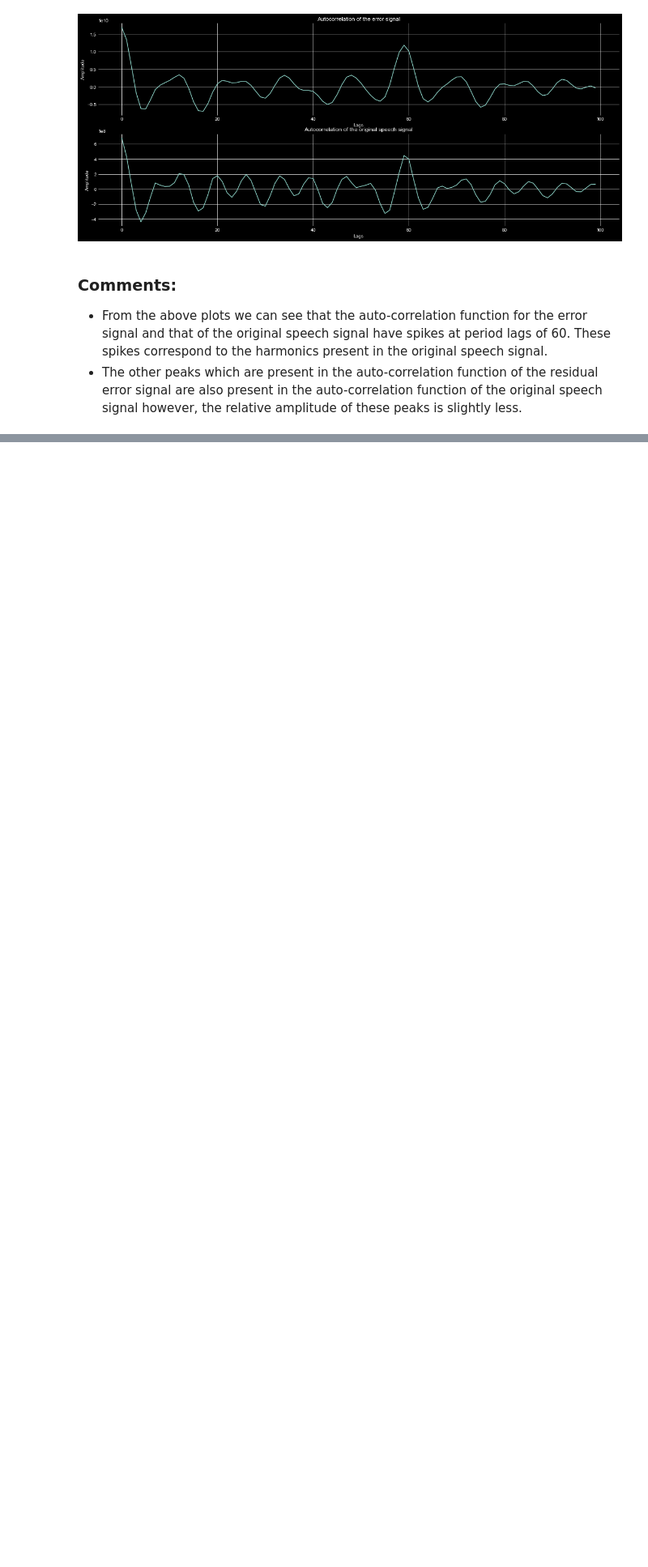
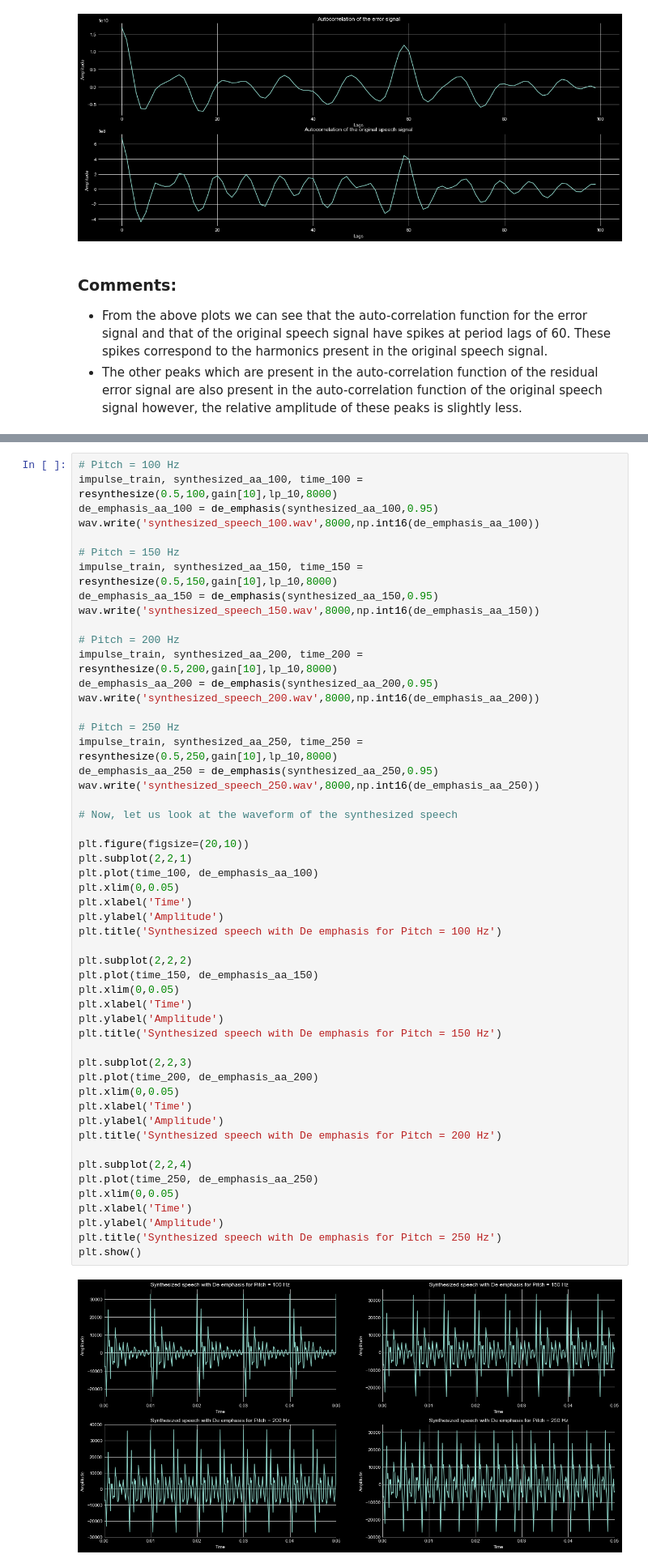
Before and after one commit to TheShiningVampire/EE679_Programming_Assignments, a Jupyter notebook: Assignment_2/18D070067_Assignment2.ipynb, the cells around one changed output, grey strips where cells are left out. Shown at 81% size. Cells and saved outputs as stored; diff of their text form; blank space fills up the shorter version.

```diff
--- a/Assignment_2/18D070067_Assignment2.ipynb
+++ b/Assignment_2/18D070067_Assignment2.ipynb
@@ -427,0 +579,54 @@ plt.show()
+# %%
+# Pitch = 100 Hz
+impulse_train, synthesized_aa_100, time_100 = resynthesize(0.5,100,gain[10],lp_10,8000)
+de_emphasis_aa_100 = de_emphasis(synthesized_aa_100,0.95)
+wav.write('synthesized_speech_100.wav',8000,np.int16(de_emphasis_aa_100))
+
+# Pitch = 150 Hz
+impulse_train, synthesized_aa_150, time_150 = resynthesize(0.5,150,gain[10],lp_10,8000)
+de_emphasis_aa_150 = de_emphasis(synthesized_aa_150,0.95)
+wav.write('synthesized_speech_150.wav',8000,np.int16(de_emphasis_aa_150))
+
+# Pitch = 200 Hz
+impulse_train, synthesized_aa_200, time_200 = resynthesize(0.5,200,gain[10],lp_10,8000)
+de_emphasis_aa_200 = de_emphasis(synthesized_aa_200,0.95)
+wav.write('synthesized_speech_200.wav',8000,np.int16(de_emphasis_aa_200))
+
+# Pitch = 250 Hz
+impulse_train, synthesized_aa_250, time_250 = resynthesize(0.5,250,gain[10],lp_10,8000)
+de_emphasis_aa_250 = de_emphasis(synthesized_aa_250,0.95)
+wav.write('synthesized_speech_250.wav',8000,np.int16(de_emphasis_aa_250))
+
+# Now, let us look at the waveform of the synthesized speech
+
+plt.figure(figsize=(20,10))
+plt.subplot(2,2,1)
+plt.plot(time_100, de_emphasis_aa_100)
+plt.xlim(0,0.05)
+plt.xlabel('Time')
+plt.ylabel('Amplitude')
+plt.title('Synthesized speech with De emphasis for Pitch = 100 Hz')
+
+plt.subplot(2,2,2)
+plt.plot(time_150, de_emphasis_aa_150)
+plt.xlim(0,0.05)
+plt.xlabel('Time')
+plt.ylabel('Amplitude')
+plt.title('Synthesized speech with De emphasis for Pitch = 150 Hz')
+
+plt.subplot(2,2,3)
+plt.plot(time_200, de_emphasis_aa_200)
+plt.xlim(0,0.05)
+plt.xlabel('Time')
+plt.ylabel('Amplitude')
+plt.title('Synthesized speech with De emphasis for Pitch = 200 Hz')
+
+plt.subplot(2,2,4)
+plt.plot(time_250, de_emphasis_aa_250)
+plt.xlim(0,0.05)
+plt.xlabel('Time')
+plt.ylabel('Amplitude')
+plt.title('Synthesized speech with De emphasis for Pitch = 250 Hz')
+plt.show()
+# %% [output]
+[figure, added]
```
Also changed, not shown: parts of 31 cells of this notebook.
